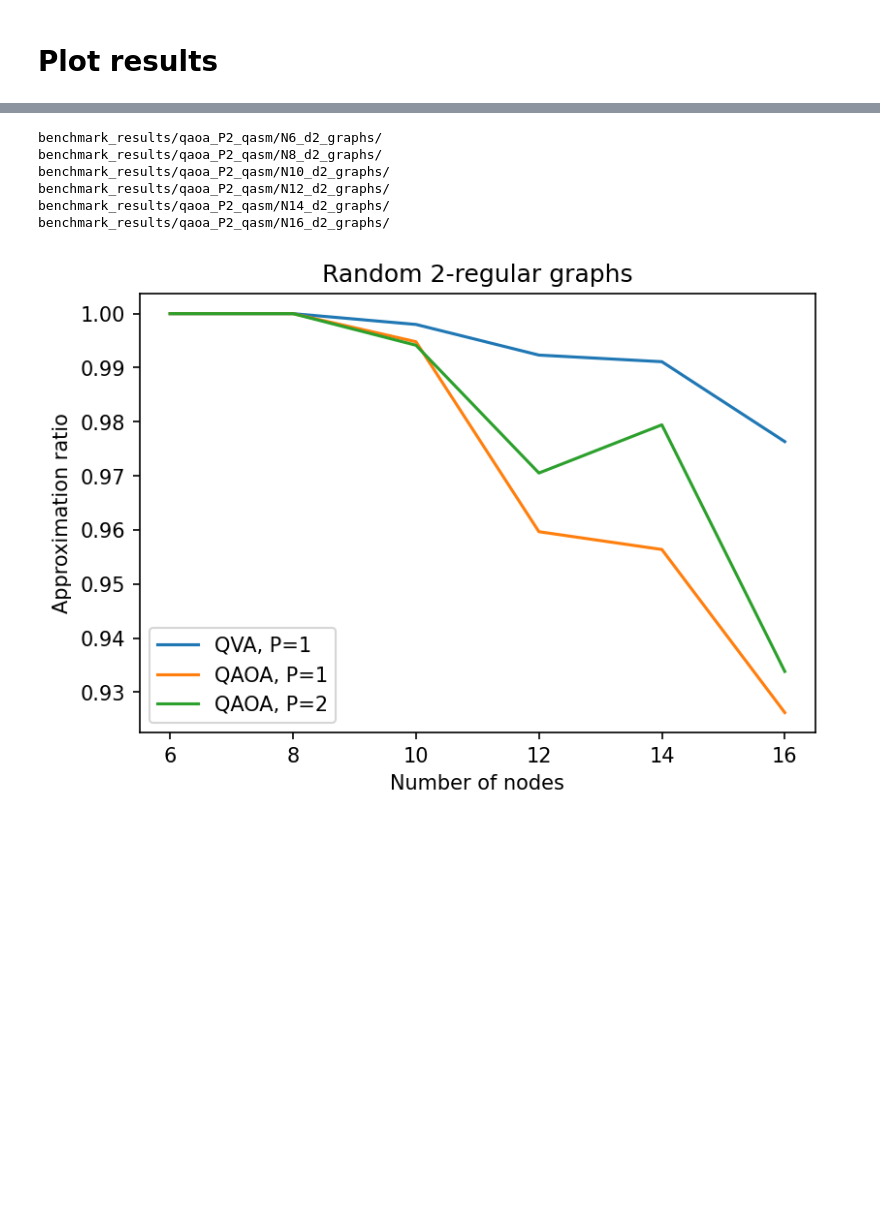
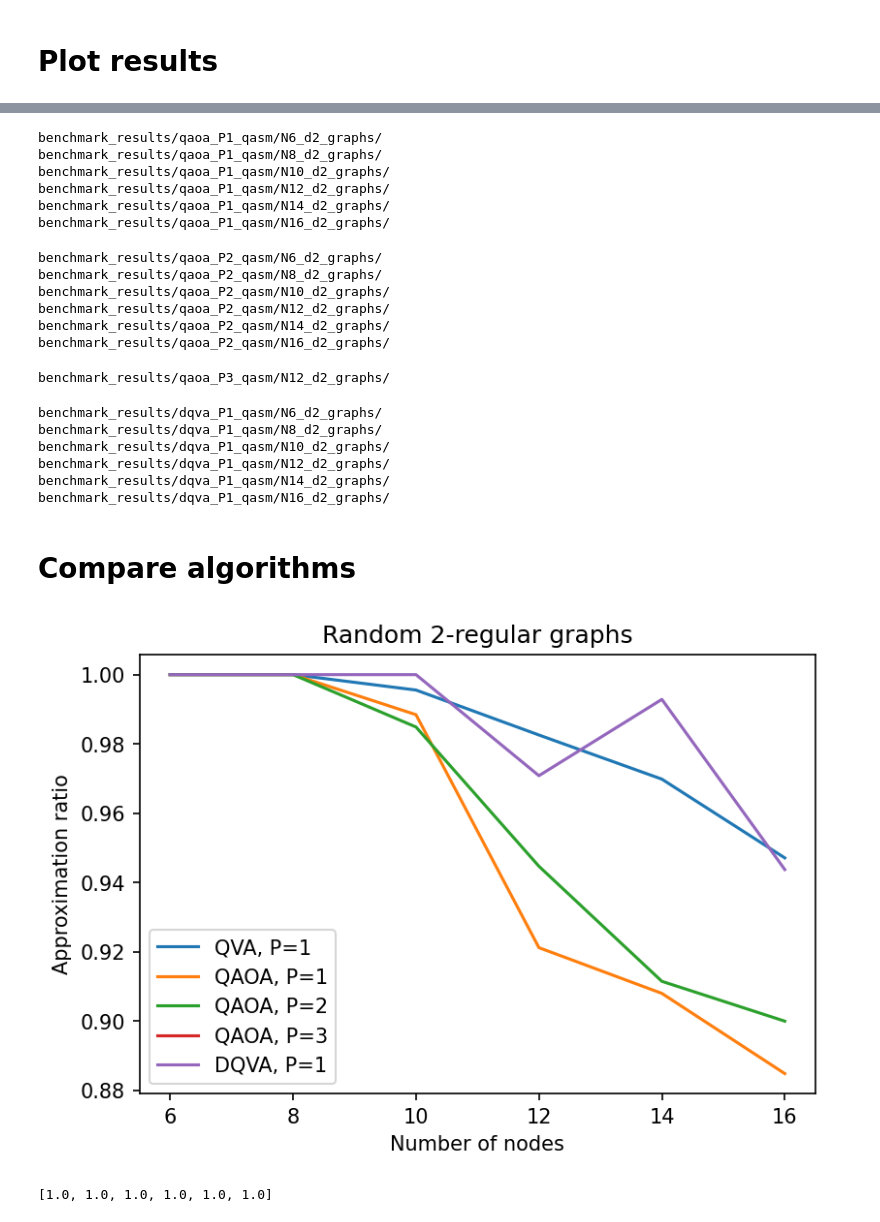
Before and after one commit to teaguetomesh/dqva-and-circuit-cutting, a Jupyter notebook: benchmarks.ipynb, the cells around one changed output, grey strips where cells are left out. Drawn from its saved outputs; the diff is of its cells as text; code cells hidden in the pictures; blank space fills up the shorter version.

```diff
--- a/benchmarks.ipynb
+++ b/benchmarks.ipynb
@@ -379,5 +379,18 @@ benchmark_results/qaoa_P1_qasm/N16_d2_graphs/
+# %%
+qaoa_sizes, qaoa_mis, qaoa_p1_mis_list = get_data('qaoa', 1, 'qasm', d)
+data.append((qaoa_sizes, qaoa_mis, 'QAOA, P=1'))
+lists.append((qaoa_sizes, qaoa_p1_mis_list, 'QAOA, P=1'))
+# %% [output]
+benchmark_results/qaoa_P1_qasm/N6_d2_graphs/
+benchmark_results/qaoa_P1_qasm/N8_d2_graphs/
+benchmark_results/qaoa_P1_qasm/N10_d2_graphs/
+benchmark_results/qaoa_P1_qasm/N12_d2_graphs/
+benchmark_results/qaoa_P1_qasm/N14_d2_graphs/
+benchmark_results/qaoa_P1_qasm/N16_d2_graphs/
 # %%
-qaoa_p2_sizes, qaoa_p2_mis = get_data('qaoa', 2, 'qasm', 2)
+qaoa_p2_sizes, qaoa_p2_mis, qaoa_p2_mis_list = get_data('qaoa', 2, 'qasm', d)
+data.append((qaoa_p2_sizes, qaoa_p2_mis, 'QAOA, P=2'))
+lists.append((qaoa_p2_sizes, qaoa_p2_mis_list, 'QAOA, P=2'))
 # %% [output]
 benchmark_results/qaoa_P2_qasm/N6_d2_graphs/
 benchmark_results/qaoa_P2_qasm/N8_d2_graphs/
@@ -385,19 +398,42 @@ benchmark_results/qaoa_P2_qasm/N10_d2_graphs/
 benchmark_results/qaoa_P2_qasm/N12_d2_graphs/
 benchmark_results/qaoa_P2_qasm/N14_d2_graphs/
 benchmark_results/qaoa_P2_qasm/N16_d2_graphs/
+# %%
+qaoa_p3_sizes, qaoa_p3_mis, qaoa_p3_mis_list = get_data('qaoa', 3, 'qasm', d)
+data.append((qaoa_p3_sizes, qaoa_p3_mis, 'QAOA, P=3'))
+#lists.append((qaoa_sizes, qaoa_p3_mis_list, 'QAOA, P=3'))
+# %% [output]
+benchmark_results/qaoa_P3_qasm/N12_d2_graphs/
+# %%
+dqva_sizes, dqva_mis, dqva_mis_list = get_data('dqva', 1, 'qasm', d)
+data.append((dqva_sizes, dqva_mis, 'DQVA, P=1'))
+lists.append((dqva_sizes, dqva_mis_list, 'DQVA, P=1'))
+# %% [output]
+benchmark_results/dqva_P1_qasm/N6_d2_graphs/
+benchmark_results/dqva_P1_qasm/N8_d2_graphs/
+benchmark_results/dqva_P1_qasm/N10_d2_graphs/
+benchmark_results/dqva_P1_qasm/N12_d2_graphs/
+benchmark_results/dqva_P1_qasm/N14_d2_graphs/
+benchmark_results/dqva_P1_qasm/N16_d2_graphs/
+# %% [markdown]
+# Compare algorithms
 # %%
 fig, ax = plt.subplots(dpi=150)
-s = [qva_sizes, qaoa_sizes, qaoa_p2_sizes]
-a = [qva_mis, qaoa_mis, qaoa_p2_mis]
-l = ['QVA, P=1', 'QAOA, P=1', 'QAOA, P=2']
-for sizes, approxs, label in zip(s, a, l):
+
+for sizes, approxs, label in data:
     ax.plot(sizes, approxs, label=label)
 
 ax.set_ylabel('Approximation ratio')
 ax.set_xlabel('Number of nodes')
-ax.set_title('Random 2-regular graphs')
+ax.set_title('Random {}-regular graphs'.format(d))
 ax.legend()
 plt.show()
 plt.close()
 # %% [output]
-[figure, old version]
+[figure, new version]
+# %%
+mis_list = lists[0][1]
+medians = [np.median(l) for l in mis_list]
+print(medians)
+# %% [output]
+[1.0, 1.0, 1.0, 1.0, 1.0, 1.0]
```
Also changed, not shown: parts of 17 cells of this notebook.
